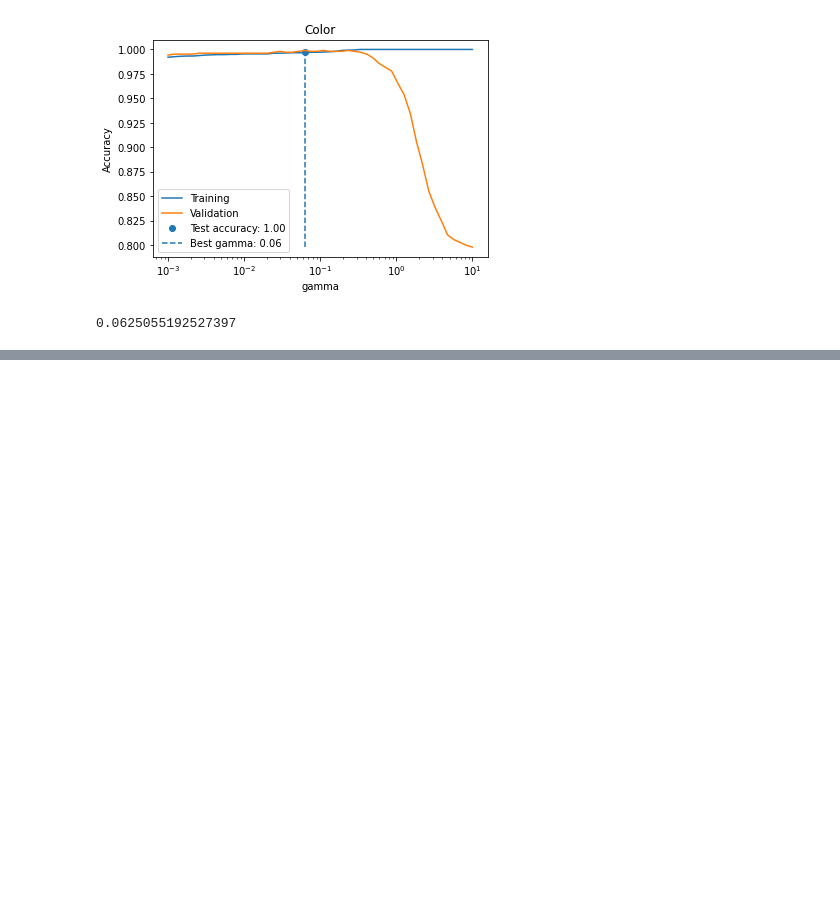
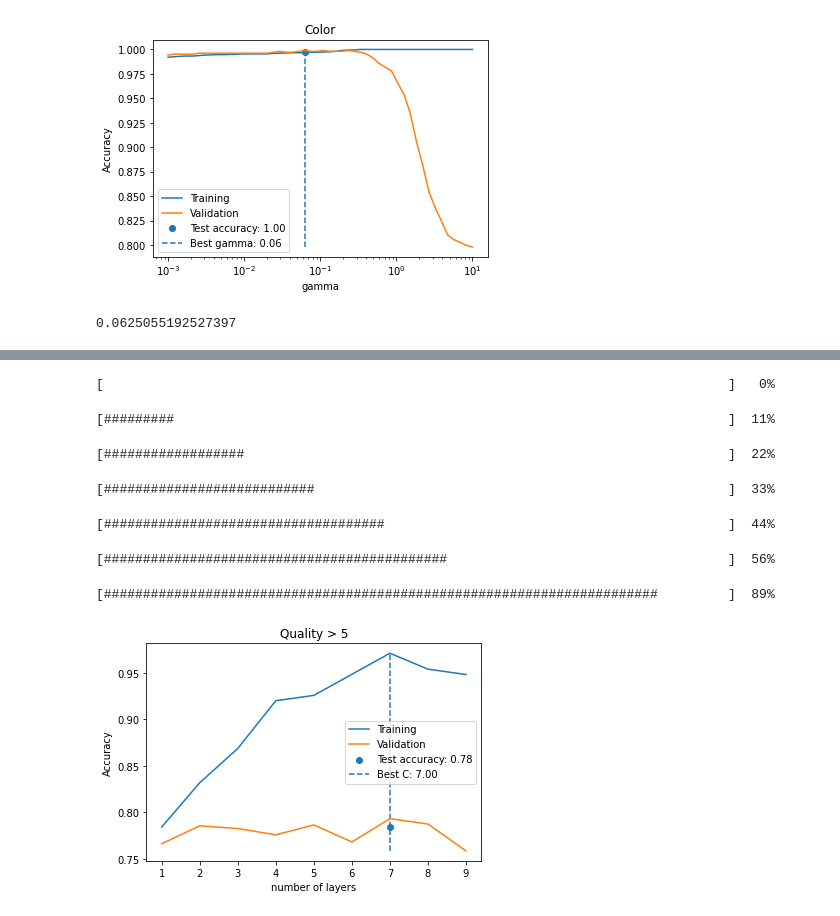
Before and after one commit to seanrasku/wineProject, a Jupyter notebook: parameterTuning.ipynb, the cells around one changed output, grey strips where cells are left out. Cells and saved outputs as stored; diff of their text form; code cells hidden in the pictures; blank space fills up the shorter version.

```diff
--- a/parameterTuning.ipynb
+++ b/parameterTuning.ipynb
@@ -258,0 +307,51 @@ tune_gaussian_svm_gamma('Color', gamma_values, C_color, y_color_train, y_color_v
+# %%
+# neural network
+
+from sklearn.neural_network import MLPClassifier
+
+def tune_neural_network_n_layers(name, layer_nums, y_train, y_validation, y_test, **kwargs):
+    """
+    Analyze different regularization values for support vector machine
+    """
+    training_accuracies = []
+    validation_accuracies = []
+    test_accuracies = []
+    lalpha = len(layer_nums)
+    for i, n in enumerate(layer_nums):
+        print(f'\r[{"#" * round(80 * i/lalpha):{80}}] {round(100 * i/lalpha):3d}%', end='')
+        regr = MLPClassifier(hidden_layer_sizes=np.repeat(30, n), **kwargs)
+        regr.fit(X_train, y_train)
+        train_pred = regr.predict(X_train)
+        training_accuracies.append(metrics.accuracy_score(y_train, train_pred))
+        validation_pred = regr.predict(X_validation)
+        validation_accuracies.append(metrics.accuracy_score(y_validation, validation_pred))
+        test_pred = regr.predict(X_test)
+        test_accuracies.append(metrics.accuracy_score(y_test, test_pred))
+
+    # plt.gca().set_xscale('log')
+
+    plt.plot(layer_nums, training_accuracies, label='Training')
+    plt.plot(layer_nums, validation_accuracies, label='Validation')
+    plt.xlabel('number of layers')
+    plt.ylabel('Accuracy')
+
+    C = layer_nums[np.argmax(validation_accuracies)]
+    plt.scatter(C, test_accuracies[np.argmax(validation_accuracies)], label=f'Test accuracy: {test_accuracies[np.argmax(validation_accuracies)]:.2f}')
+    plt.vlines(C, np.min(validation_accuracies + training_accuracies), np.max(validation_accuracies + training_accuracies), linestyles='dashed', label=f'Best C: {C:.2f}')
+    plt.legend()
+    plt.title(name)
+    plt.show()
+    return C
+# %%
+layer_nums = np.arange(1, 10)
+
+size = tune_neural_network_n_layers('Quality > 5', layer_nums, y_quality_train, y_quality_validation, y_quality_test)
+# %% [output]
+[                                                                                ]   0%
+[#########                                                                       ]  11%
+[##################                                                              ]  22%
+[###########################                                                     ]  33%
+[####################################                                            ]  44%
+[############################################                                    ]  56%
+[#######################################################################         ]  89%
+[figure, added]
```
Also changed, not shown: parts of 10 cells of this notebook, 4 other files.
